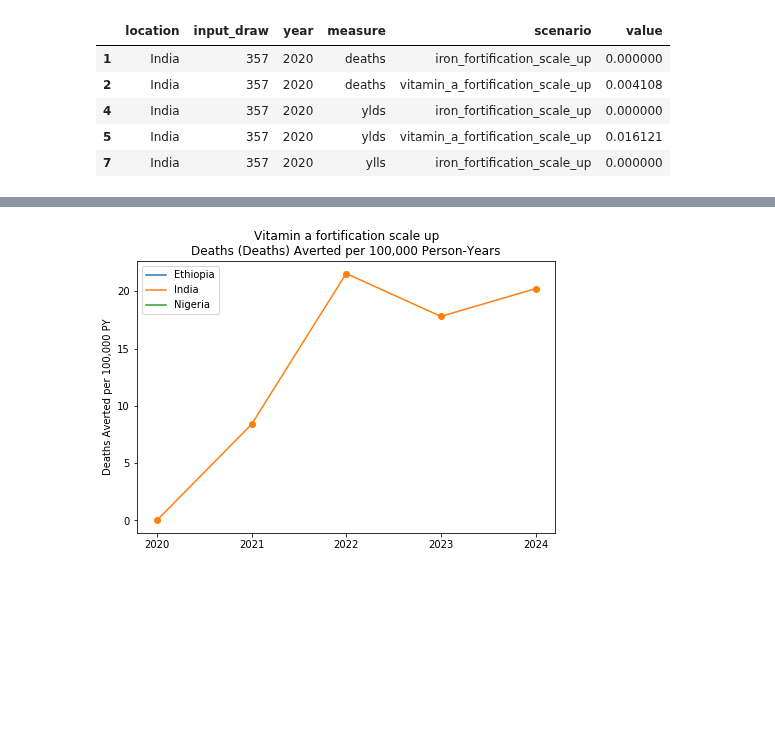
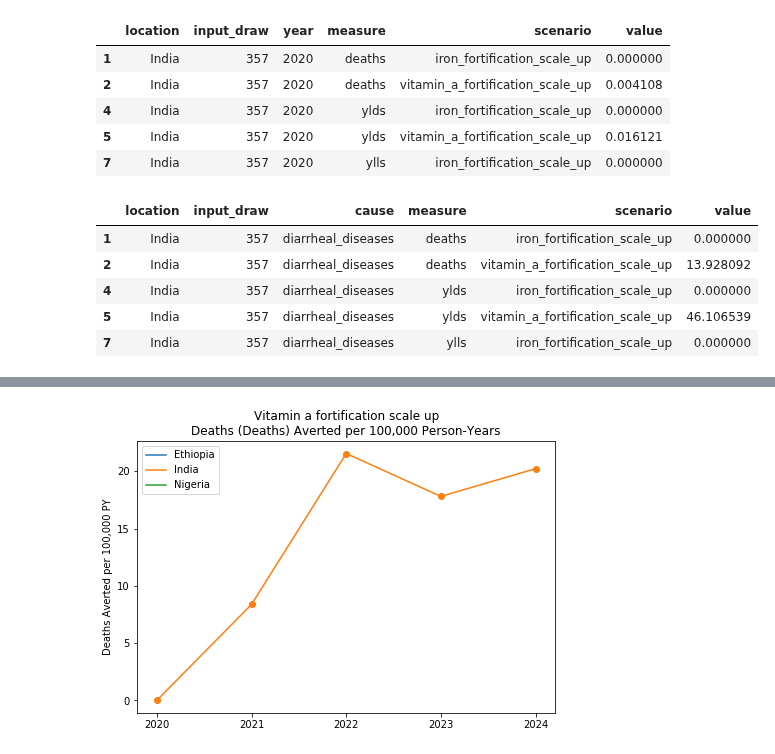
Before and after one commit to ihmeuw/vivarium_data_analysis, a Jupyter notebook: output_processing/lsff/model_7/new_start_date/results_processing_and_plotting.ipynb, the cells around one changed output, grey strips where cells are left out. Drawn from its saved outputs; the diff is of its cells as text; code cells hidden in the pictures; blank space fills up the shorter version.

```diff
--- a/output_processing/lsff/model_7/new_start_date/results_processing_and_plotting.ipynb
+++ b/output_processing/lsff/model_7/new_start_date/results_processing_and_plotting.ipynb
@@ -64,3 +68,13 @@ by_year.head()
 | 4 | India | 357 | 2020 | ylds | iron_fortification_scale_up | 0.000000 |
 | 5 | India | 357 | 2020 | ylds | vitamin_a_fortification_scale_up | 0.016121 |
 | 7 | India | 357 | 2020 | ylls | iron_fortification_scale_up | 0.000000 |
+# %%
+by_cause = get_stratified_averted_results(['cause'])
+by_cause.head()
+# %% [output]
+|  | location | input_draw | cause | measure | scenario | value |
+| 1 | India | 357 | diarrheal_diseases | deaths | iron_fortification_scale_up | 0.000000 |
+| 2 | India | 357 | diarrheal_diseases | deaths | vitamin_a_fortification_scale_up | 13.928092 |
+| 4 | India | 357 | diarrheal_diseases | ylds | iron_fortification_scale_up | 0.000000 |
+| 5 | India | 357 | diarrheal_diseases | ylds | vitamin_a_fortification_scale_up | 46.106539 |
+| 7 | India | 357 | diarrheal_diseases | ylls | iron_fortification_scale_up | 0.000000 |
```
Also changed, not shown: parts of 7 cells of this notebook, 1 other file.
